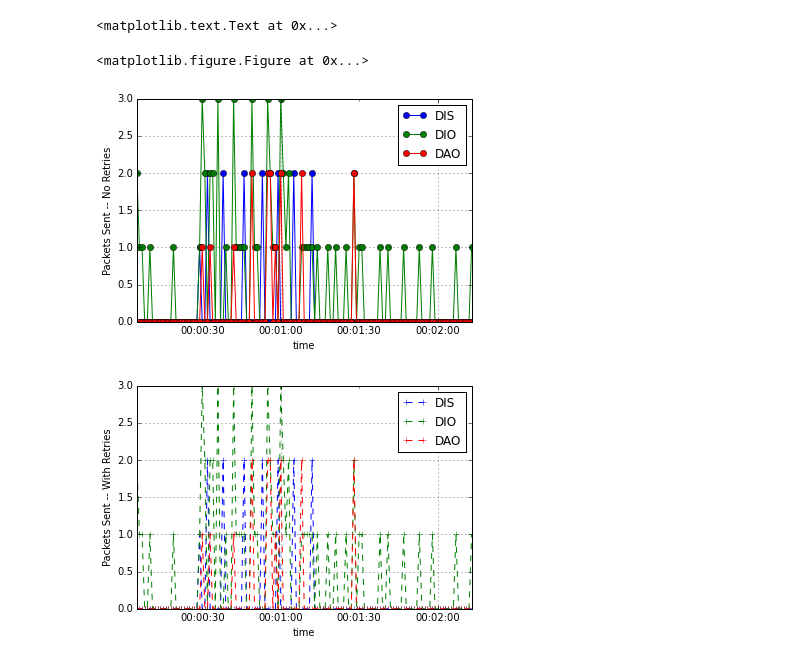
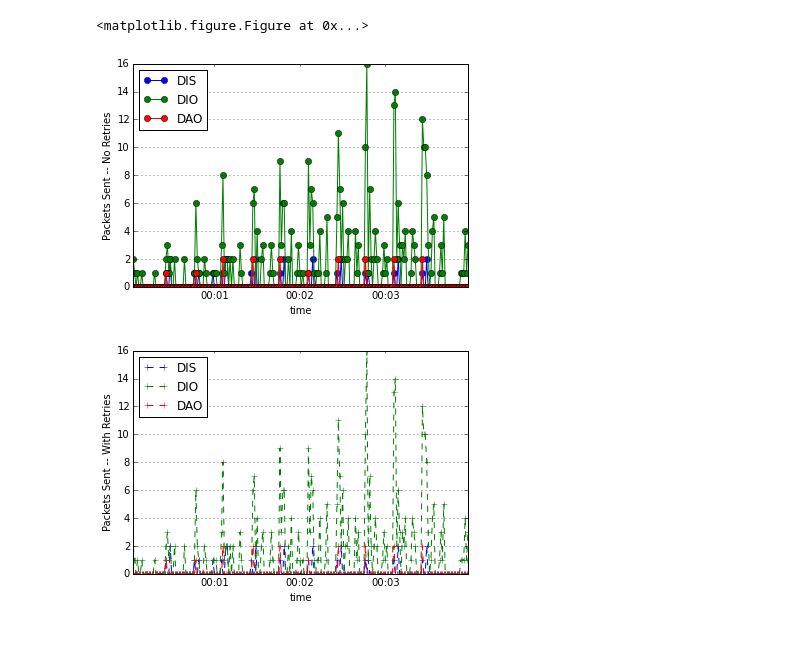
Before and after one commit to gtfierro/cs268-project, a Jupyter notebook: capture/data/plot_packet_trace.ipynb, the cells around one changed output. Saved outputs shown, nothing was run; the diff lists cells and outputs as text; code cells hidden in the pictures.

```diff
--- a/capture/data/plot_packet_trace.ipynb
+++ b/capture/data/plot_packet_trace.ipynb
@@ -66,21 +82,6 @@ f2.set_ylabel('Packets Sent -- With Retries')
 # %%
-filename = 'RPL-1hop-7nodes-incremental-notraffic-run1.csv'
+plot_rpl('RPL-1hop-10nodes-incremental-notraffic-run1.csv')
+# %% [output]
+<matplotlib.figure.Figure at 0x...>
+[figure, added]
+[figure, added]
-# %%
-# this file has: idle system, then BR crashes and comes back, then 2 nodes crash and come back
-d = parse_filename_rpl(filename)
-
-pf = d[['time','src','seqno','DIS','DIO','DAO']]
-pf = pf.set_index('time')
-pf_pkt = pf.drop_duplicates(subset=['src','seqno'])
-
-plt.clf()
-f1 = pf_pkt.resample('1s',how='sum').fillna(0).plot(style='-o')
-f1.set_ylabel('Packets Sent -- No Retries')
-
-f2 = pf.resample('1s',how='sum').fillna(0).plot(style='--+')
-f2.set_ylabel('Packets Sent -- With Retries')
-# %% [output]
-<matplotlib.text.Text at 0x...>
-<matplotlib.figure.Figure at 0x...>
-[figure, removed]
-[figure, removed]
```
Also changed, not shown: parts of 3 cells of this notebook, 5 other files.
